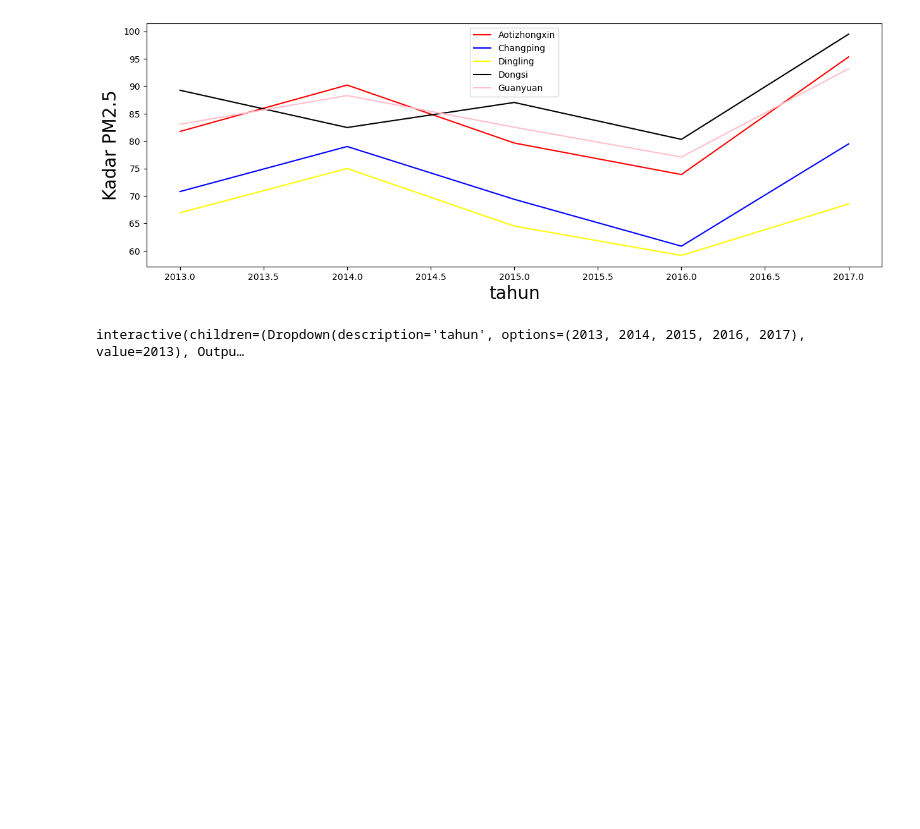
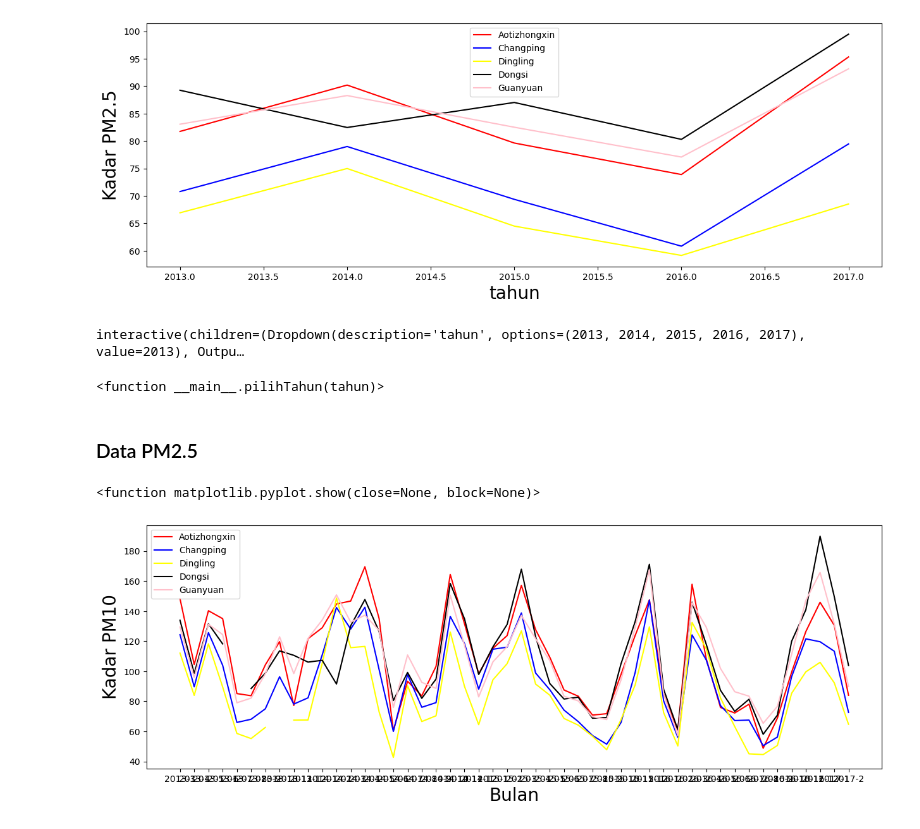
Before and after one commit to teduhafr/belajar_olah_data_python, a Jupyter notebook: submission_dicoding/new.ipynb, the cells around one changed output. Drawn from its saved outputs; the diff is of its cells as text; code cells hidden in the pictures; blank space fills up the shorter version.

```diff
--- a/submission_dicoding/new.ipynb
+++ b/submission_dicoding/new.ipynb
@@ -247,8 +246,6 @@ plt.show
 #dari tabel di atas bisa kita lihat kualitas udara (PM2.5) sepanajng tahun 2013 - 2017 di 5 kota.
 # %%
 ## untuk lebih detail dan menarik kita bisa membuat dat per tahun dengan filter.
-
-interact(pilihTahun, tahun=list(data_pivot_pm25['year'].unique()))
 
 def pilihTahun(tahun):
     data_pivot_pm25_filter = data_pivot_pm25[(data_pivot_pm25.year == tahun)]
@@ -264,7 +261,29 @@ def pilihTahun(tahun):
     plt.title(judul , fontsize=15)
     plt.legend()
     plt.show
+
+
+interact(pilihTahun, tahun=list(data_pivot_pm25['year'].unique()))
 # %% [output]
 interactive(children=(Dropdown(description='tahun', options=(2013, 2014, 2015, 2016, 2017), value=2013), Outpu…
+<function __main__.pilihTahun(tahun)>
+# %% [markdown]
+### Data PM2.5
 # %%
 # untuk PM 2.5 kita sudah bisa melihat data tiap kota sampai per tahun, berikutnya akan kita akan olah di PM 10
+# %%
+#buat visualisasinya untuk PM10
+data_pivot_pm10 = data_df.pivot_table('PM10', ['year', 'month', 'yearmonth'], 'station', aggfunc='mean').reset_index()
+plt.figure(figsize=(15, 5))
+plt.plot(data_pivot_pm10['yearmonth'], data_pivot_pm10['Aotizhongxin'], label = 'Aotizhongxin', color='red')
+plt.plot(data_pivot_pm10['yearmonth'], data_pivot_pm10['Changping'], label = 'Changping', color='blue')
+plt.plot(data_pivot_pm10['yearmonth'], data_pivot_pm10['Dingling'], label = 'Dingling', color='yellow')
+plt.plot(data_pivot_pm10['yearmonth'], data_pivot_pm10['Dongsi'], label = 'Dongsi', color='black')
+plt.plot(data_pivot_pm10['yearmonth'], data_pivot_pm10['Guanyuan'], label = 'Guanyuan', color='pink')
+plt.xlabel('Bulan',size= 20)
+plt.ylabel('Kadar PM10', size = 20)
+plt.legend()
+plt.show
+# %% [output]
+<function matplotlib.pyplot.show(close=None, block=None)>
+[figure, added]
```
Also changed, not shown: parts of 28 cells of this notebook, 7 other files.
